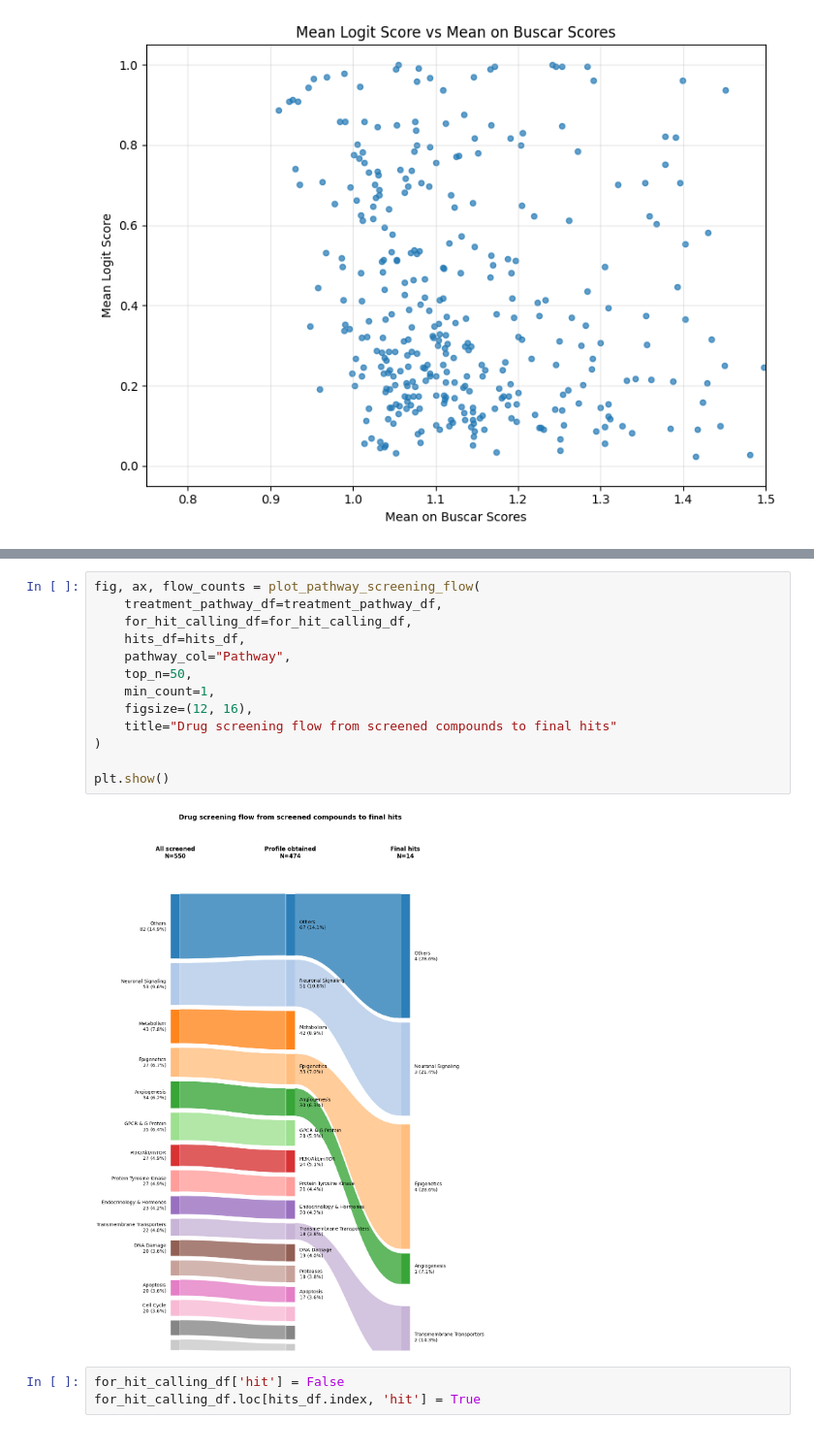
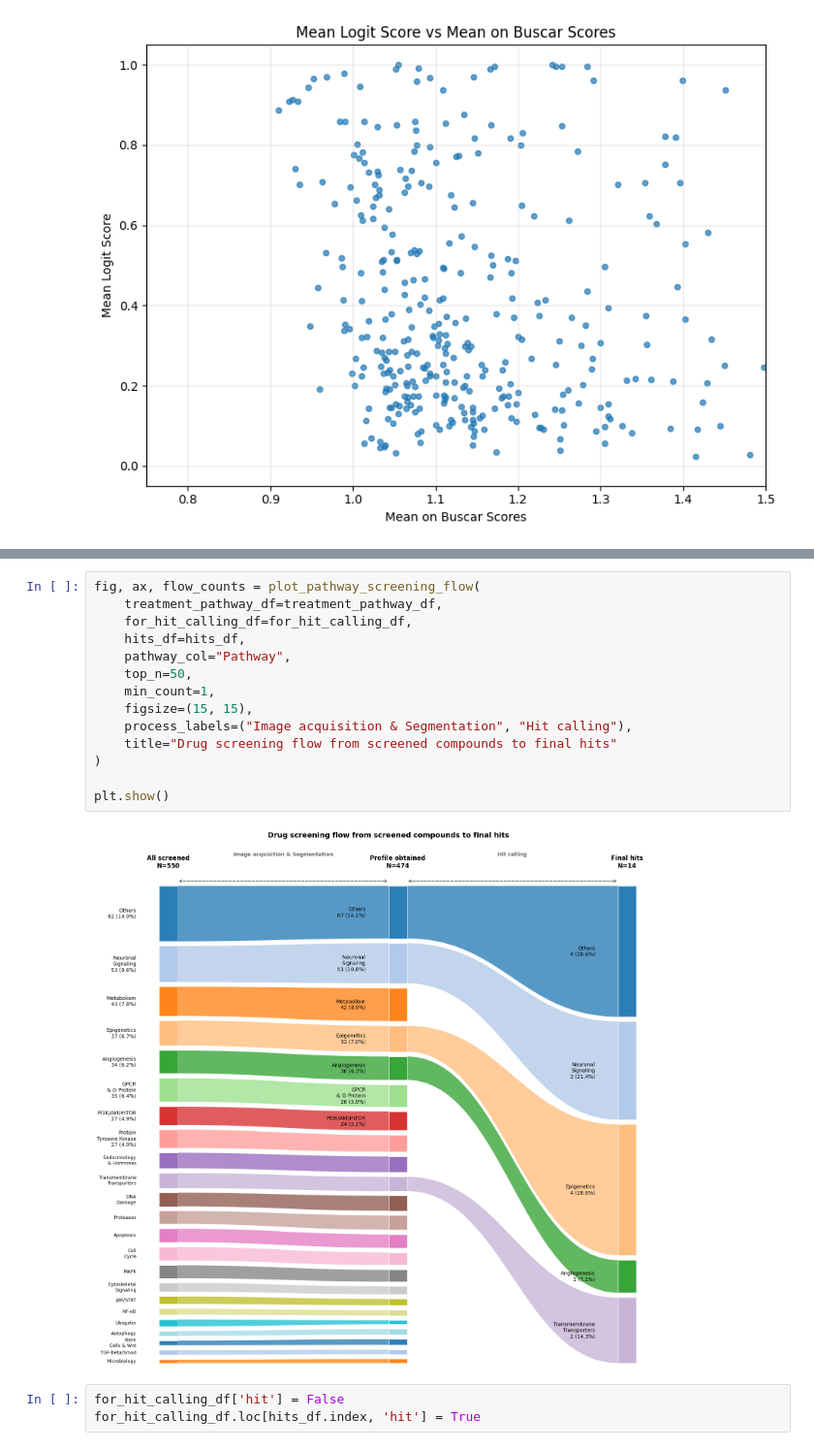
Before and after one commit to WayScience/targeted_fibrosis_drug_screen, a Jupyter notebook: 3a.train_dmso_logistic_regression_models/train_platemapwise_model/5.hit_calling.ipynb, the cells around one changed output, grey strips where cells are left out. Shown at 97% size. Drawn from its saved outputs; the diff is of its cells as text.

Commit message:
Update plotting for clarity

```diff
--- a/3a.train_dmso_logistic_regression_models/train_platemapwise_model/5.hit_calling.ipynb
+++ b/3a.train_dmso_logistic_regression_models/train_platemapwise_model/5.hit_calling.ipynb
@@ -418,18 +467,19 @@ def plot_pathway_screening_flow(
 # %%
 fig, ax, flow_counts = plot_pathway_screening_flow(
     treatment_pathway_df=treatment_pathway_df,
     for_hit_calling_df=for_hit_calling_df,
     hits_df=hits_df,
     pathway_col="Pathway",
     top_n=50,
     min_count=1,
-    figsize=(12, 16),
+    figsize=(15, 15),
+    process_labels=("Image acquisition & Segmentation", "Hit calling"),
     title="Drug screening flow from screened compounds to final hits"
 )
 
 plt.show()
 # %% [output]
-[figure, old version]
+[figure, new version]
 # %%
 for_hit_calling_df['hit'] = False
 for_hit_calling_df.loc[hits_df.index, 'hit'] = True
```
Also changed, not shown: parts of 5 cells of this notebook, 2 other files.
